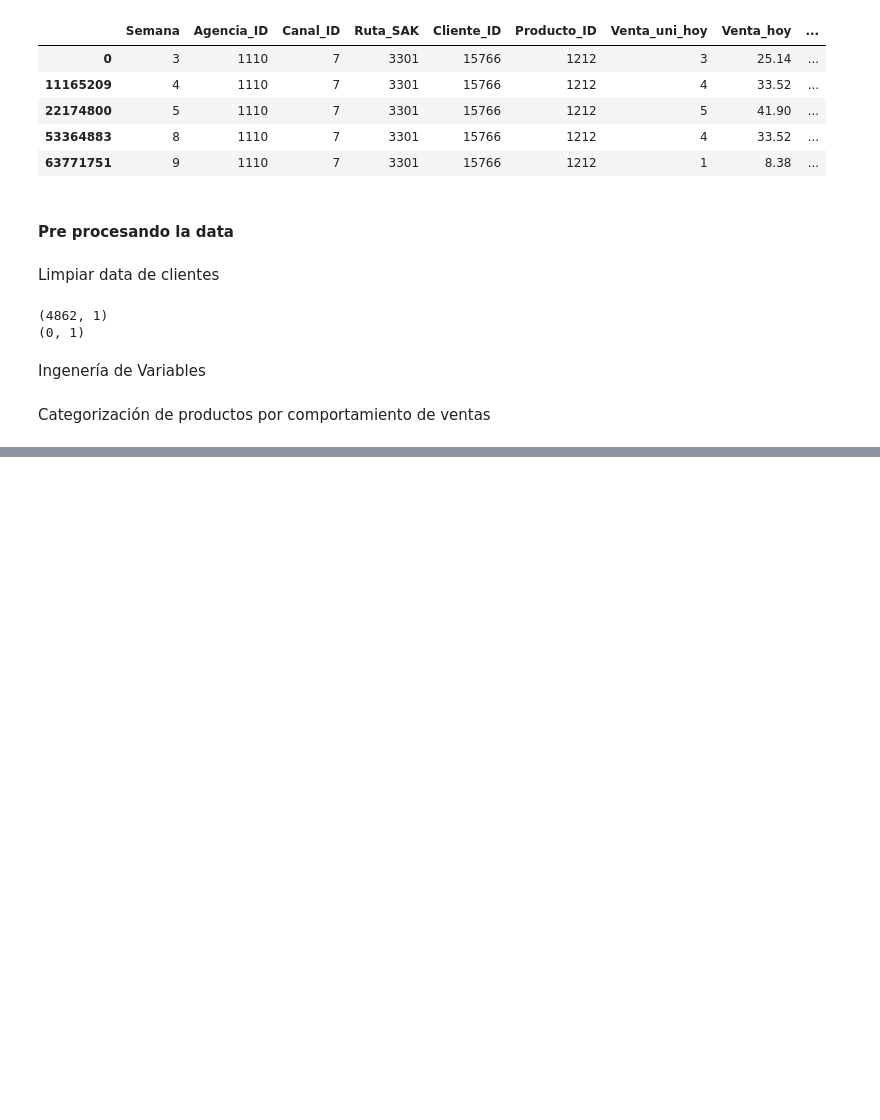
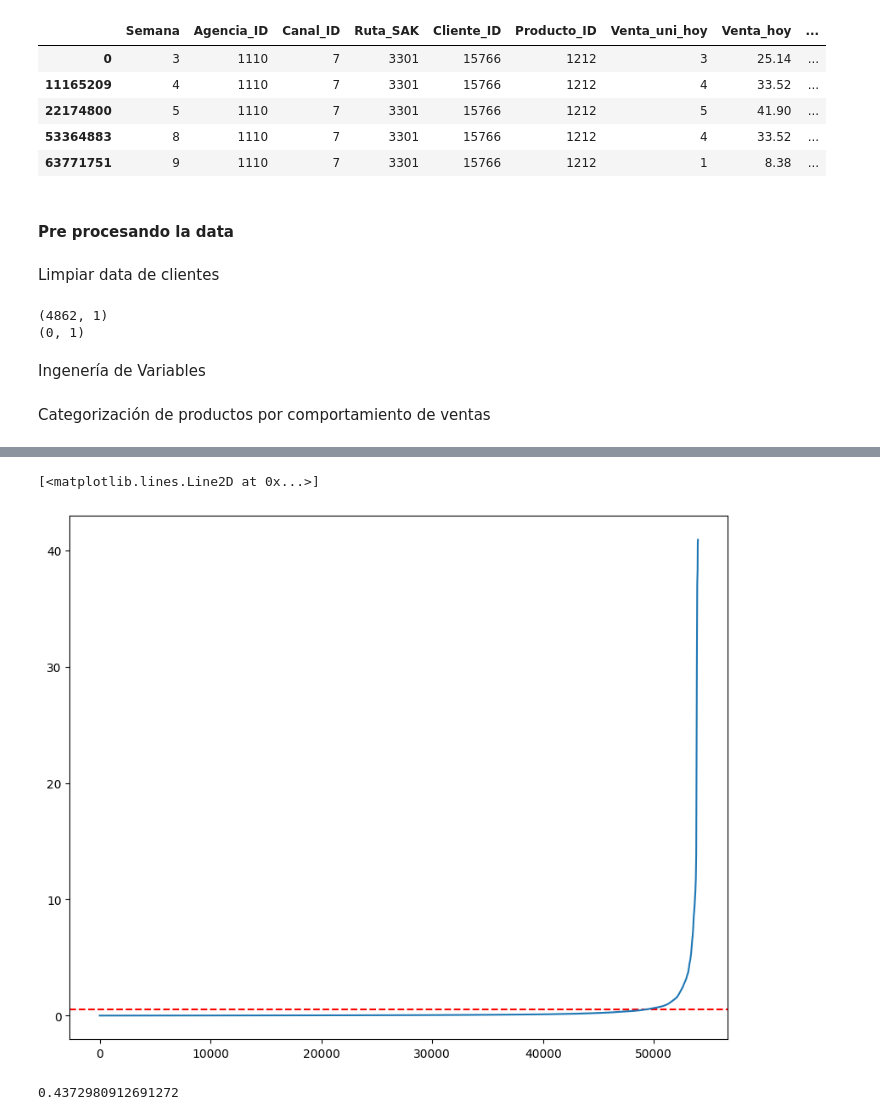
Before and after one commit to christiansakerb/Bimbo_Demanda-Inventario, a Jupyter notebook: Caso_inventario.ipynb, the cells around one changed output, grey strips where cells are left out. Saved outputs shown, nothing was run; the diff lists cells and outputs as text; code cells hidden in the pictures; blank space fills up the shorter version.

```diff
--- a/Caso_inventario.ipynb
+++ b/Caso_inventario.ipynb
@@ -207,0 +203,22 @@ train_producto_grouped
+# %%
+from sklearn.neighbors import NearestNeighbors
+
+neigh = NearestNeighbors(n_neighbors = 30)
+nbrs = neigh.fit(train_scaled)
+distancias, indices = nbrs.kneighbors(train_scaled)
+distancias = np.sort(distancias.flatten())
+fig=plt.figure(figsize=(10,8), dpi= 100, facecolor='w', edgecolor='k')
+plt.axhline(y = 0.5, color = 'r', linestyle = '--')
+plt.plot(distancias)
+# %% [output]
+[<matplotlib.lines.Line2D at 0x...>]
+[figure, added]
+# %%
+from kneed import KneeLocator
+
+i = np.arange(len(distancias))
+knee = KneeLocator(i, distancias, S=1, curve='convex', direction='increasing', interp_method='polynomial')
+
+print(distancias[knee.knee])
+# %% [output]
+0.4372980912691272
```
Also changed, not shown: parts of 7 cells of this notebook.
